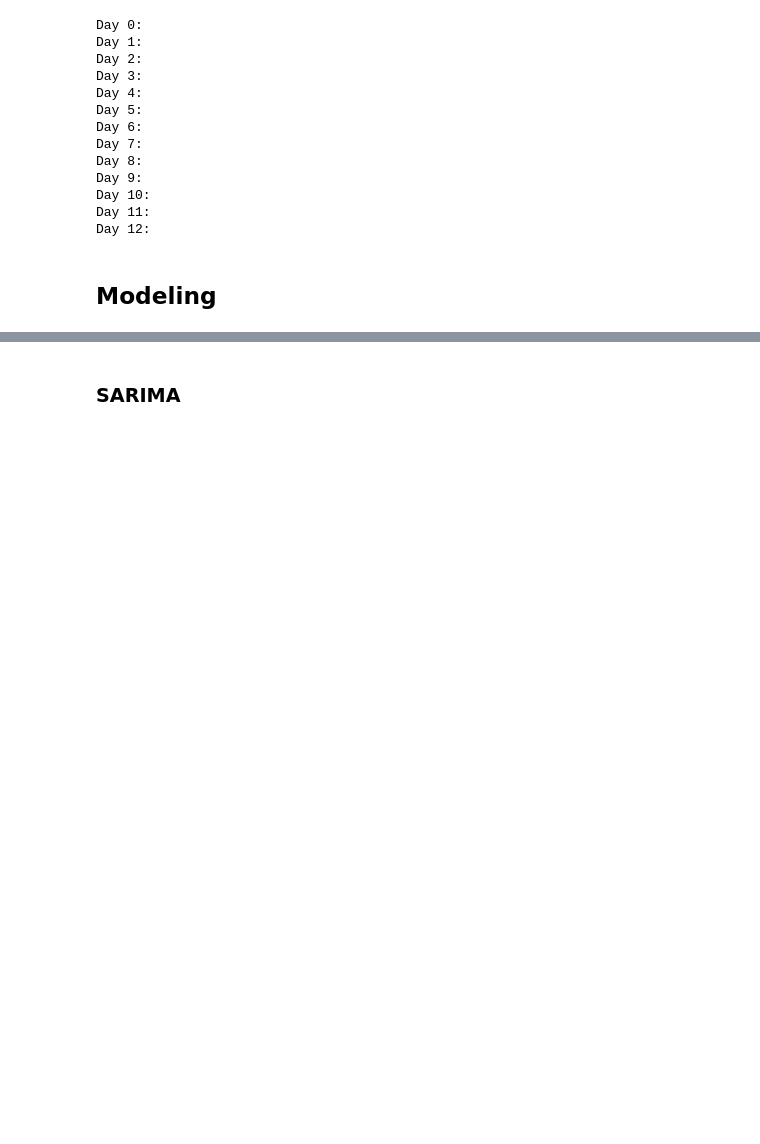
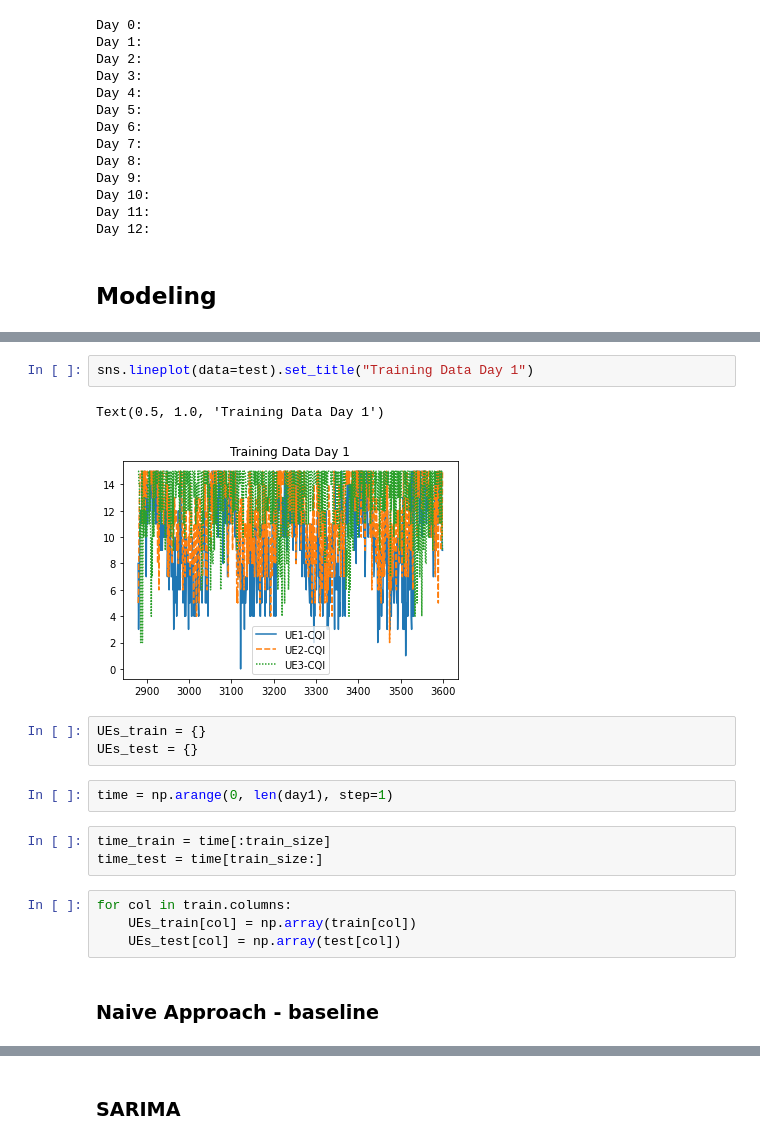
Before and after one commit to KareemElozeiri/5G-Network-Data-Forecasting, a Jupyter notebook: analysis.ipynb, the cells around one changed output, grey strips where cells are left out. Cells and saved outputs as stored; diff of their text form; blank space fills up the shorter version.

Commit message:
feat(modeling): added naive approach

```diff
--- a/analysis.ipynb
+++ b/analysis.ipynb
@@ -343,0 +404,19 @@ Day 12:
+# %%
+sns.lineplot(data=test).set_title("Training Data Day 1")
+# %% [output]
+Text(0.5, 1.0, 'Training Data Day 1')
+[figure, added]
+# %%
+UEs_train = {}
+UEs_test = {}
+# %%
+time = np.arange(0, len(day1), step=1)
+# %%
+time_train = time[:train_size]
+time_test = time[train_size:]
+# %%
+for col in train.columns:
+    UEs_train[col] = np.array(train[col])
+    UEs_test[col] = np.array(test[col])
+# %% [markdown]
+### Naive Approach - baseline
```
Also changed, not shown: parts of 17 cells of this notebook.
